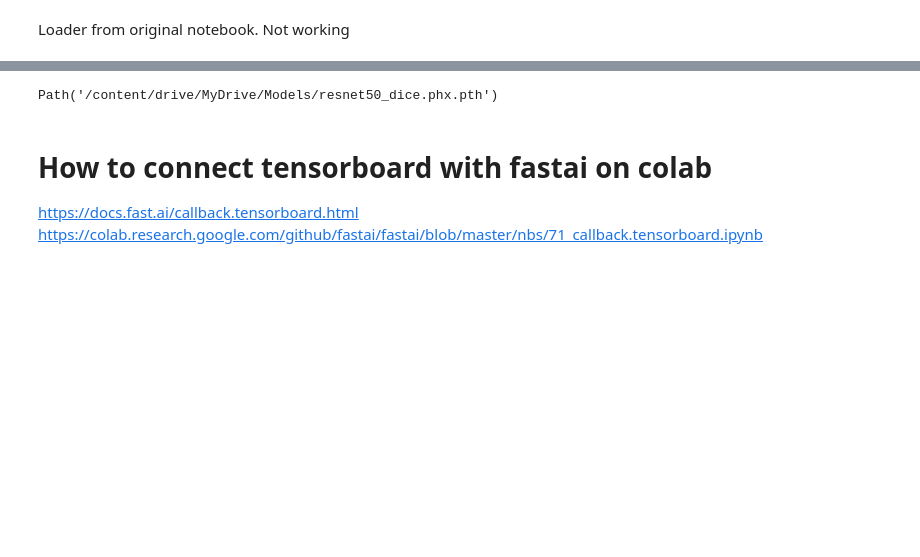
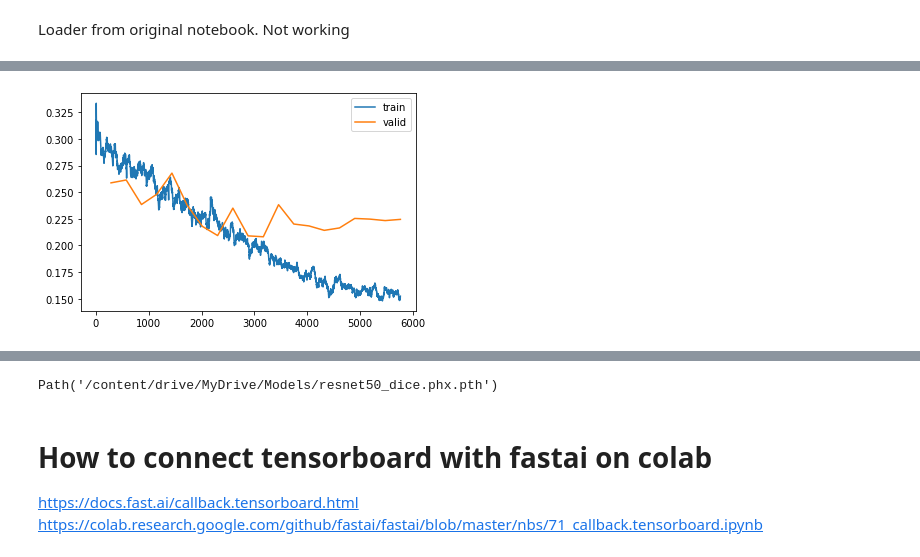
Before and after one commit to pedroheyerdahl/cber04a, a Jupyter notebook: cbers_04a_semantic_segmentation.ipynb, the cells around one changed output, grey strips where cells are left out. Cells and saved outputs as stored; diff of their text form; code cells hidden in the pictures; blank space fills up the shorter version.

```diff
--- a/cbers_04a_semantic_segmentation.ipynb
+++ b/cbers_04a_semantic_segmentation.ipynb
@@ -479,0 +488,4 @@ learn.fine_tune(20)
+# %%
+learn.recorder.plot_loss()
+# %% [output]
+[figure, added]
```
Also changed, not shown: parts of 18 cells of this notebook.
